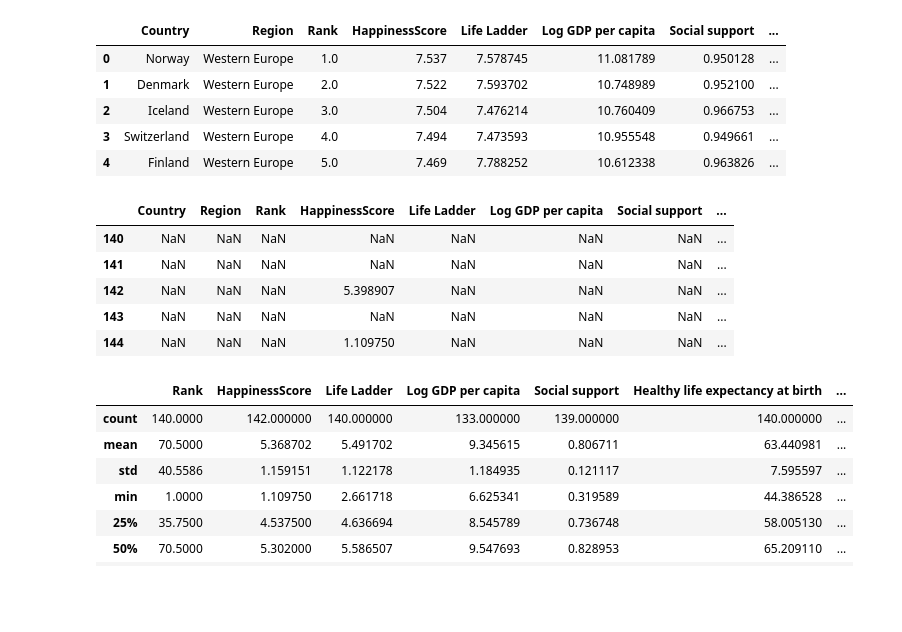
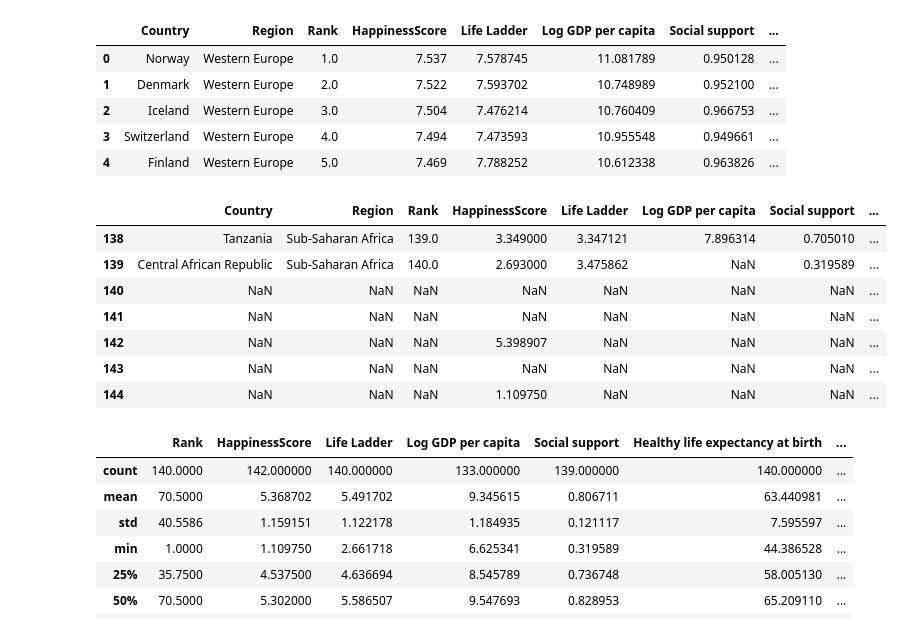
Before and after one commit to Nithee5h/DSV, a Jupyter notebook: Happiness_Dataset.ipynb, the cells around one changed output. Drawn from its saved outputs; the diff is of its cells as text; code cells hidden in the pictures; blank space fills up the shorter version.

```diff
--- a/Happiness_Dataset.ipynb
+++ b/Happiness_Dataset.ipynb
@@ -21,9 +23,11 @@ df.head()
 | 3 | Switzerland | Western Europe | 4.0 | 7.494 | 7.473593 | 10.955548 | 0.949661 | ... |
 | 4 | Finland | Western Europe | 5.0 | 7.469 | 7.788252 | 10.612338 | 0.963826 | ... |
 # %%
-df.tail()
+df.tail(7)
 # %% [output]
 |  | Country | Region | Rank | HappinessScore | Life Ladder | Log GDP per capita | Social support | ... |
+| 138 | Tanzania | Sub-Saharan Africa | 139.0 | 3.349000 | 3.347121 | 7.896314 | 0.705010 | ... |
+| 139 | Central African Republic | Sub-Saharan Africa | 140.0 | 2.693000 | 3.475862 | NaN | 0.319589 | ... |
 | 140 | NaN | NaN | NaN | NaN | NaN | NaN | NaN | ... |
 | 141 | NaN | NaN | NaN | NaN | NaN | NaN | NaN | ... |
 | 142 | NaN | NaN | NaN | 5.398907 | NaN | NaN | NaN | ... |
```
Also changed, not shown: parts of 1 cell of this notebook.
